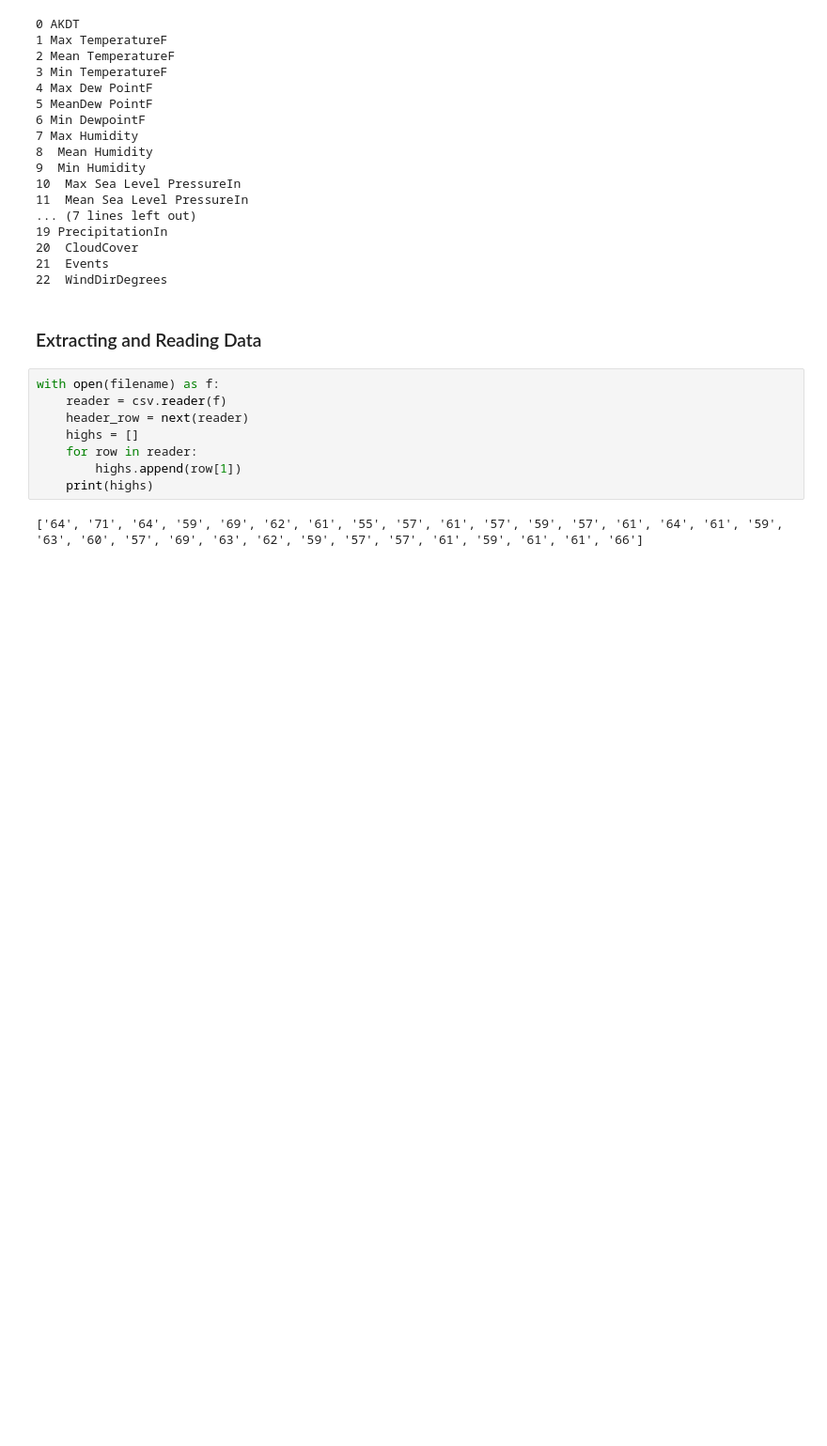
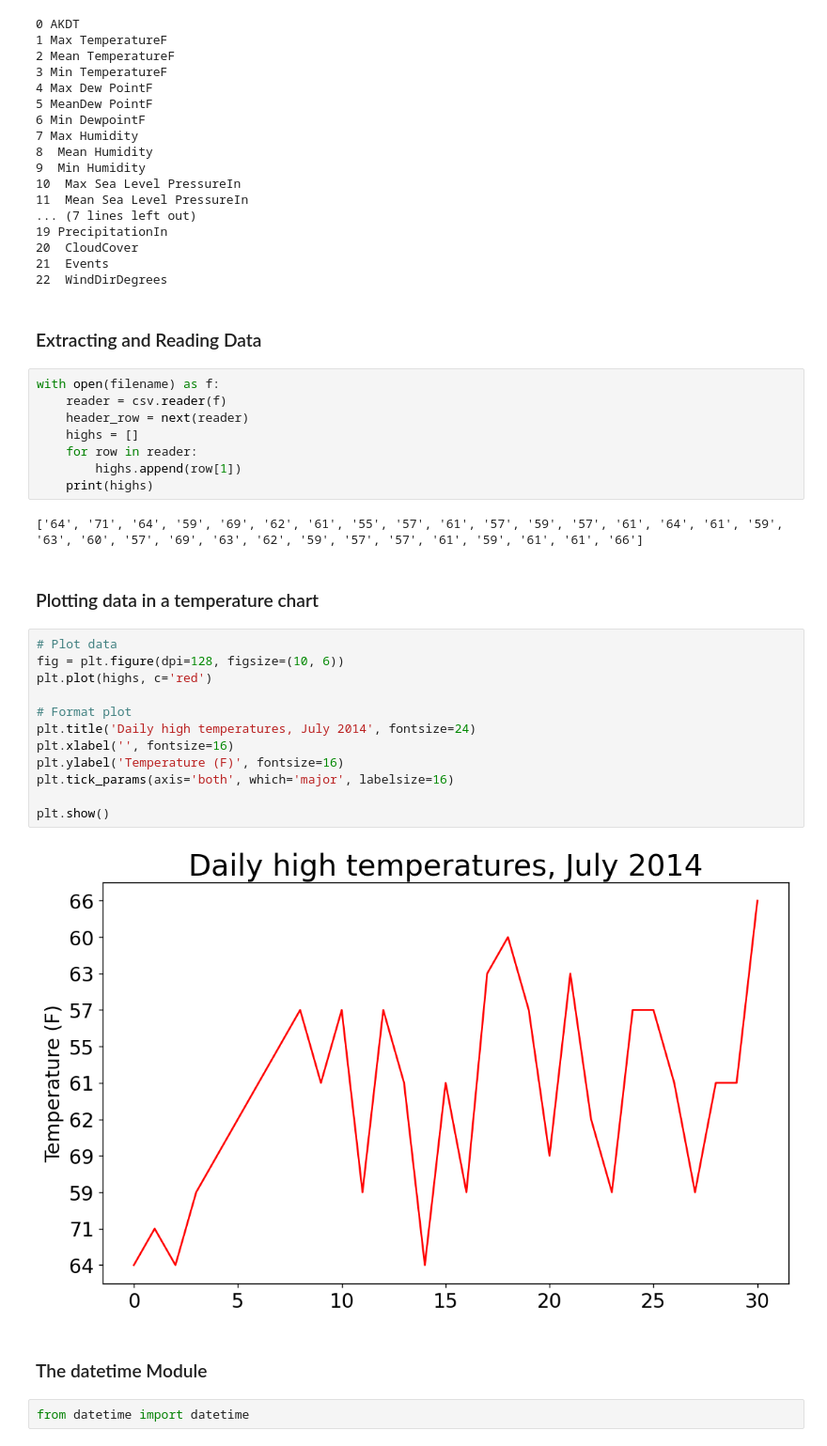
Before and after one commit to lmonsalve22/Learning-to-Code, a Jupyter notebook: python/python_crash_course/project_data_visualization/highs_lows.ipynb, the cells around one changed output. Shown at 94% size. Saved outputs shown, nothing was run; the diff lists cells and outputs as text; blank space fills up the shorter version.

```diff
--- a/python/python_crash_course/project_data_visualization/highs_lows.ipynb
+++ b/python/python_crash_course/project_data_visualization/highs_lows.ipynb
@@ -47,3 +49,23 @@ with open(filename) as f:
     print(highs)
 # %% [output]
 ['64', '71', '64', '59', '69', '62', '61', '55', '57', '61', '57', '59', '57', '61', '64', '61', '59', '63', '60', '57', '69', '63', '62', '59', '57', '57', '61', '59', '61', '61', '66']
+# %% [markdown]
+### Plotting data in a temperature chart
+# %%
+# Plot data
+fig = plt.figure(dpi=128, figsize=(10, 6))
+plt.plot(highs, c='red')
+
+# Format plot
+plt.title('Daily high temperatures, July 2014', fontsize=24)
+plt.xlabel('', fontsize=16)
+plt.ylabel('Temperature (F)', fontsize=16)
+plt.tick_params(axis='both', which='major', labelsize=16)
+
+plt.show()
+# %% [output]
+[figure, added]
+# %% [markdown]
+### The datetime Module
+# %%
+from datetime import datetime
```
Also changed, not shown: parts of 4 cells of this notebook.
